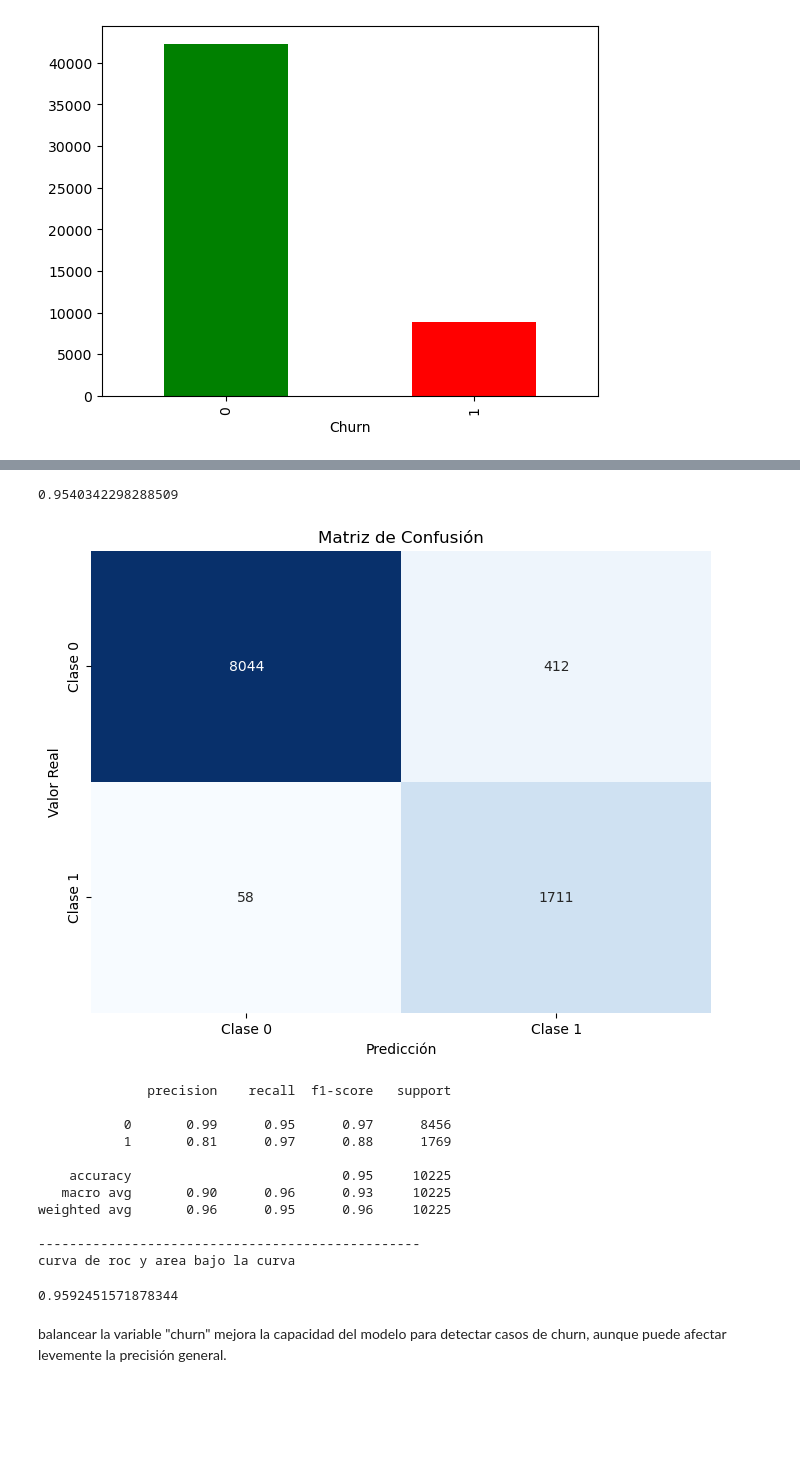
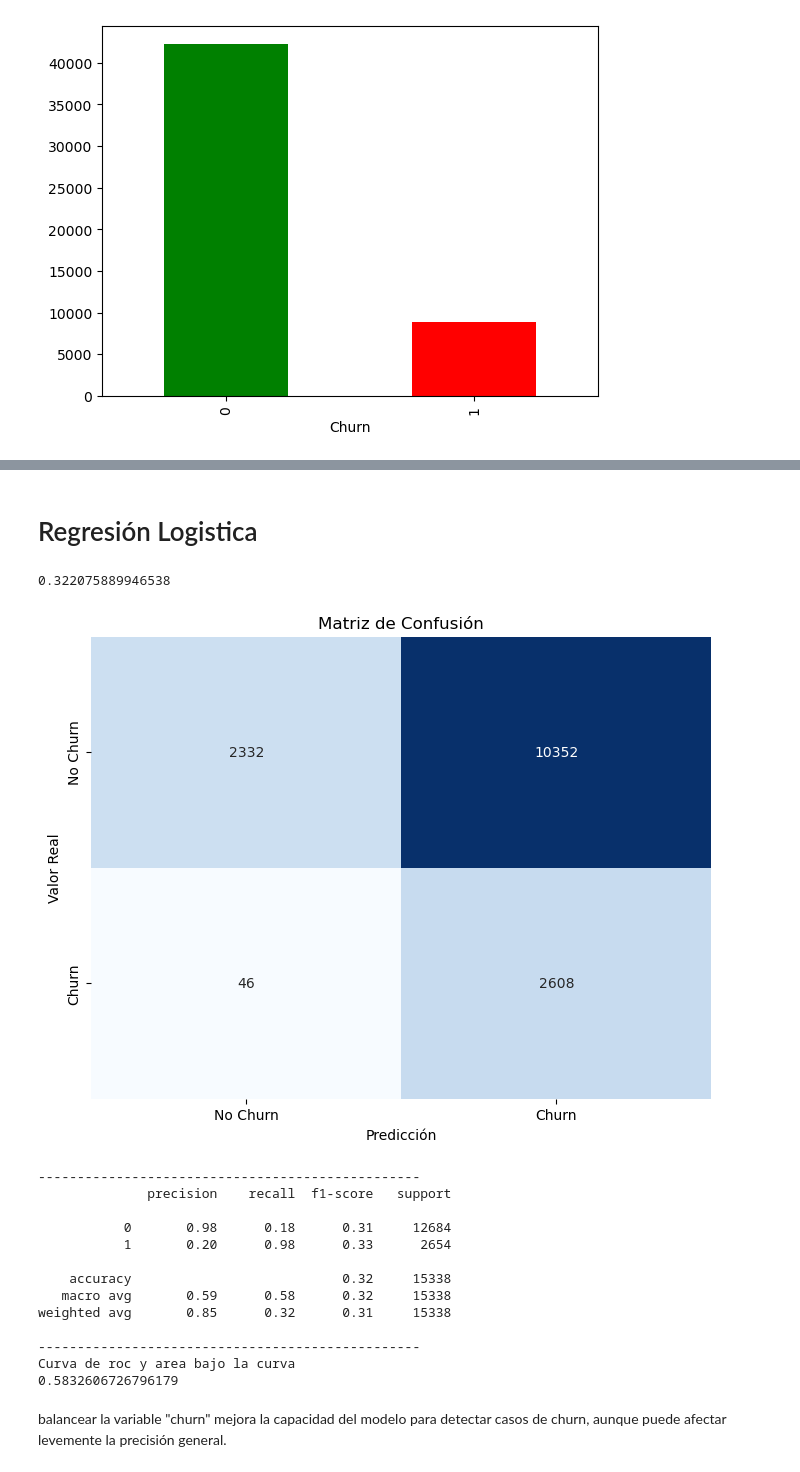
Before and after one commit to nicoalexanderdev/ML-BancoData, a Jupyter notebook: Classification.ipynb, the cells around one changed output, grey strips where cells are left out. Cells and saved outputs as stored; diff of their text form; code cells hidden in the pictures; blank space fills up the shorter version.

```diff
--- a/Classification.ipynb
+++ b/Classification.ipynb
@@ -298 +345,7 @@ ds
+# %%
+important_columns = ds.copy() # [['Meses_Activo', 'Suma_Transacciones', 'Promedio_Transacciones', 'Tasa_Cambio_Actividad', 'Churn']]
+
+
+X = important_columns.loc[ : , important_columns.columns != 'Churn']
+y = important_columns['Churn']
 # %%
@@ -367,0 +437,7 @@ y_smo.value_counts().plot.bar(color=['green', 'red'])
+# %%
+from sklearn.preprocessing import MinMaxScaler
+mm = MinMaxScaler()
+# %%
+X_smo2 = X_smo.copy()  # Para evitar modificar el original
+for column in X_smo2.columns:
+    X_smo2[column] = mm.fit_transform(X_smo2[[column]])
@@ -368,42 +456,32 @@ y_smo.value_counts().plot.bar(color=['green', 'red'])
+# %% [markdown]
+# Regresión Logistica
 # %%
 # Re-train the model with resampled data
-model.fit(X_smo, y_smo)
-preds = model.predict(X_test)
+lr = LogisticRegression(random_state=123,
+                        max_iter = 1000)
+lr.fit(X_smo2, y_smo)
+lr_preds = lr.predict(X_test)
 # %%
-accuracy_score(y_test, preds)
+accuracy_score(y_test, lr_preds)
 # %% [output]
-0.9540342298288509
+0.322075889946538
 # %%
-# matriz de confusion
-cm = confusion_matrix(y_test, preds)
-plt.figure(figsize=(8,6))
-sns.heatmap(cm, annot=True, fmt='d', cmap='Blues', cbar=False, xticklabels=['Clase 0', 'Clase 1'], yticklabels=['Clase 0', 'Clase 1'])
-plt.title('Matriz de Confusión')
-plt.xlabel('Predicción')
-plt.ylabel('Valor Real')
-plt.show()
-
-# reporte
-print(classification_report(y_test, preds))
-print("-------------------------------------------------")
-
-# curva de roc y area bajo la curva
-print("curva de roc y area bajo la curva")
-roc_auc_score(y_test, preds)
+get_metricas(y_test, lr_preds)
 # %% [output]
-[figure, old version]
+[figure, new version]
+-------------------------------------------------
               precision    recall  f1-score   support
 
-           0       0.99      0.95      0.97      8456
-           1       0.81      0.97      0.88      1769
+           0       0.98      0.18      0.31     12684
+           1       0.20      0.98      0.33      2654
 
-    accuracy                           0.95     10225
-   macro avg       0.90      0.96      0.93     10225
-weighted avg       0.96      0.95      0.96     10225
+    accuracy                           0.32     15338
+   macro avg       0.59      0.58      0.32     15338
+weighted avg       0.85      0.32      0.31     15338
 
 -------------------------------------------------
-curva de roc y area bajo la curva
+Curva de roc y area bajo la curva
+0.5832606726796179
-0.9592451571878344
 # %% [markdown]
 balancear la variable "churn" mejora la capacidad del modelo para detectar casos de churn, aunque puede afectar levemente la precisión general.
 # %% [markdown]
```
Also changed, not shown: parts of 67 cells of this notebook.
